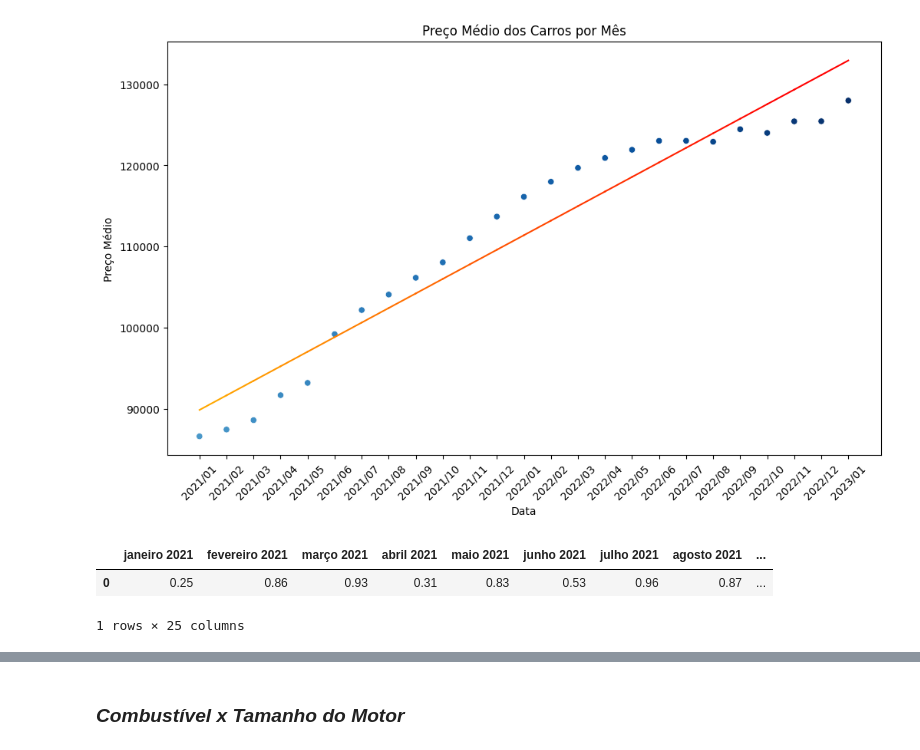
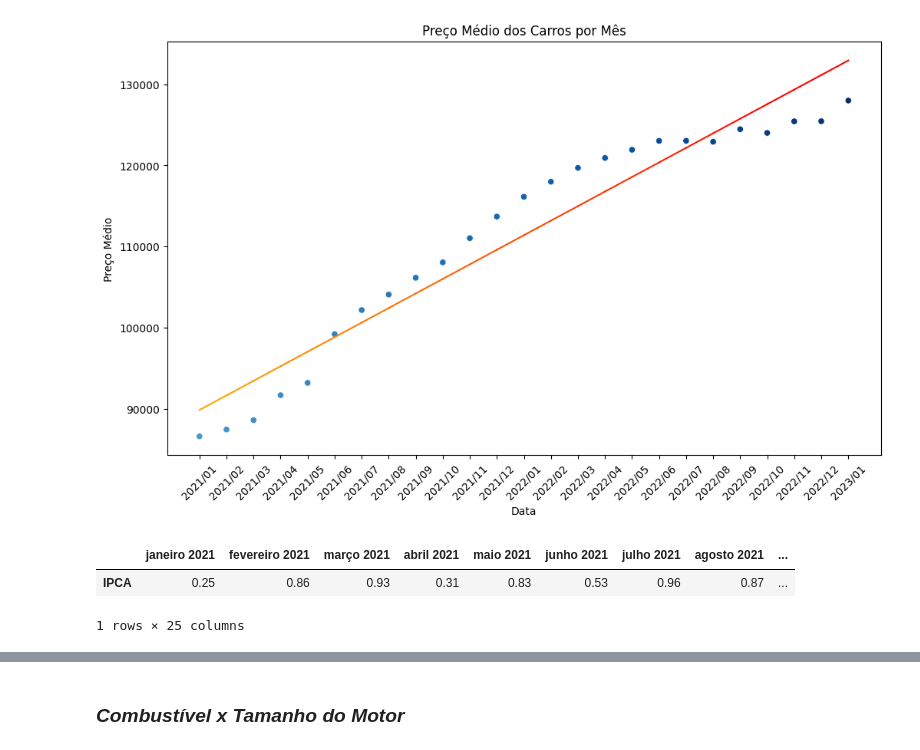
Before and after one commit to GvFreitas1/ListasdeExercicios-CursodePython2022, a Jupyter notebook: Projeto Final - Grupo 4/Análise de Dados - Preco dos Carros BR.ipynb, the cells around one changed output, grey strips where cells are left out. Cells and saved outputs as stored; diff of their text form; code cells hidden in the pictures.

```diff
--- a/Projeto Final - Grupo 4/Análise de Dados - Preco dos Carros BR.ipynb
+++ b/Projeto Final - Grupo 4/Análise de Dados - Preco dos Carros BR.ipynb
@@ -183,17 +183,17 @@ plt.show()
 # %%
 # Os dados são do IBGE: https://www.ibge.gov.br/estatisticas/economicas/precos-e-custos/9256-indice-nacional-de-precos-ao-consumidor-amplo.html?=&t=series-historicas
 
 ipca = pd.read_excel("ipca_mensal.xlsx")
 ipca = ipca.drop(columns=["Variação mensal durante o Plano Real", "Unnamed: 1"])
 ipca.columns = ipca.iloc[0]
 ipca = ipca.drop([0, 1, 3, 4])
-ipca.reset_index(drop=True, inplace=True)
 ipca.iloc[0] = ipca.iloc[0].str.replace(',', '.').astype(float)
+ipca.index = ["IPCA"]
 ipca = ipca.loc[:, "janeiro 2021":"janeiro 2023"]
 ipca
 # %% [output]
 |  | janeiro 2021 | fevereiro 2021 | março 2021 | abril 2021 | maio 2021 | junho 2021 | julho 2021 | agosto 2021 | ... |
-| 0 | 0.25 | 0.86 | 0.93 | 0.31 | 0.83 | 0.53 | 0.96 | 0.87 | ... |
+| IPCA | 0.25 | 0.86 | 0.93 | 0.31 | 0.83 | 0.53 | 0.96 | 0.87 | ... |
 1 rows × 25 columns
 # %%
 # Os dados são do site Index Mundi: https://www.indexmundi.com/pt/pre%c3%a7os-de-mercado/?mercadoria=petr%c3%b3leo-bruto-brent&meses=60
```
Also changed, not shown: parts of 3 cells of this notebook.
